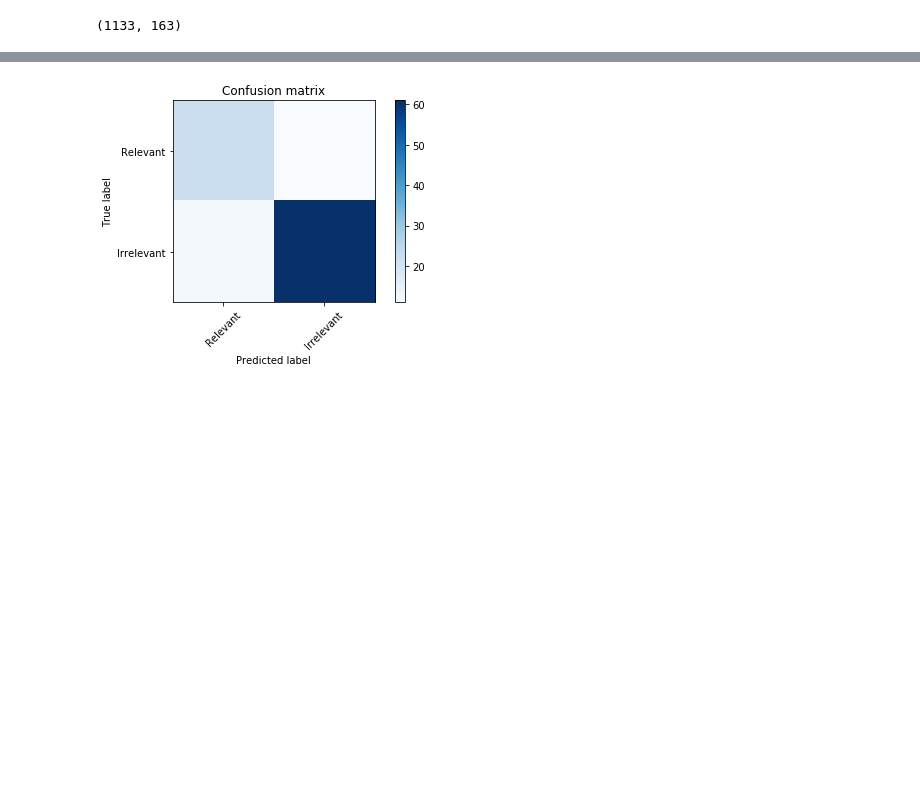
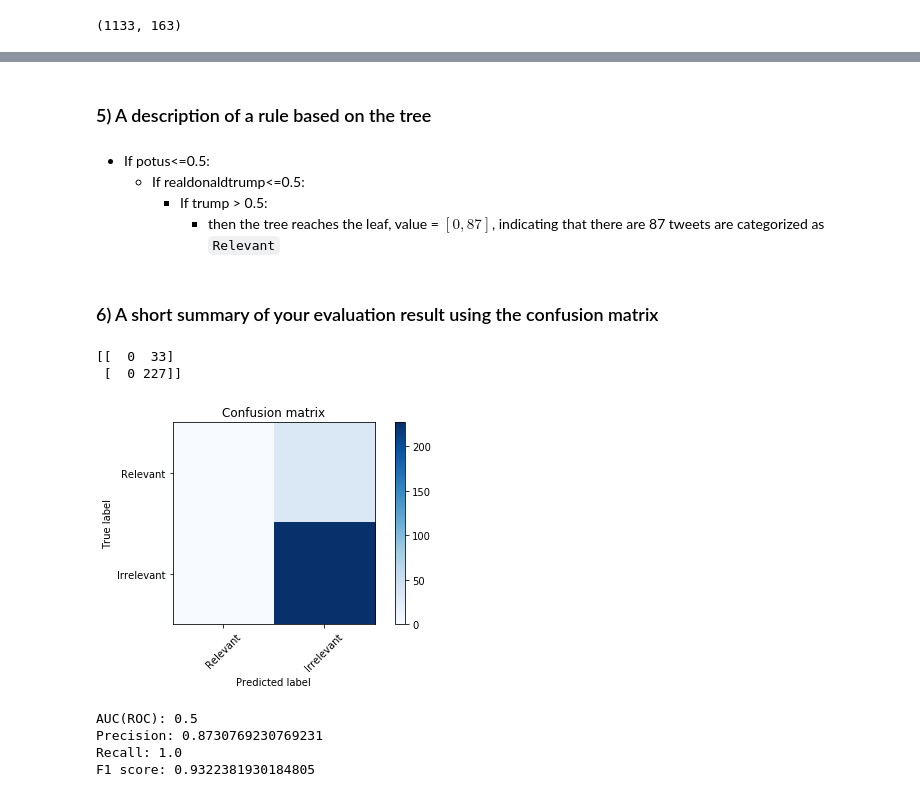
Before and after one commit to karenyyy/data_science, a Jupyter notebook: Datasci_Fall_18/ds200/Labs/lab5/lab5.ipynb, the cells around one changed output, grey strips where cells are left out. Saved outputs shown, nothing was run; the diff lists cells and outputs as text; code cells hidden in the pictures; blank space fills up the shorter version.

```diff
--- a/Datasci_Fall_18/ds200/Labs/lab5/lab5.ipynb
+++ b/Datasci_Fall_18/ds200/Labs/lab5/lab5.ipynb
@@ -62,7 +65,7 @@ relevant_tweet_cnt, irrelevant_tweet_cnt
 # %% [output]
 (1133, 163)
 # %%
-relevant_training_size = round(relevant_tweet_cnt*0.8*0.6)
+relevant_training_size = round(relevant_tweet_cnt*0.8)
 irrelevant_training_size = round(irrelevant_tweet_cnt*0.8)
 # %%
 relevant_training_size, irrelevant_training_size
@@ -71,7 +74,7 @@ relevant_training_size, irrelevant_training_size
 # %%
 relevant_train_idx = list(range(relevant_training_size))
 irrelevant_train_idx = list(range(irrelevant_training_size))
-relevant_test_idx = list(range(relevant_tweet_cnt))[int(relevant_training_size*1.95):]
+relevant_test_idx = list(range(relevant_tweet_cnt))[int(relevant_training_size):]
 irrelevant_test_idx = list(range(irrelevant_tweet_cnt))[irrelevant_training_size:]
 
 
@@ -153,13 +114,13 @@ X_train_vect.shape, X_test_vect.shape
 # %%
 clf = DecisionTreeClassifier(criterion = 'entropy',
                             random_state = 100,
-                            max_depth = 35,
+                            max_depth = 5,
                             min_samples_leaf = 2)
-clf = RandomForestClassifier(random_state=100,
-                             n_estimators=60,
-                             criterion='entropy',
-                             n_jobs=4)
+# clf = RandomForestClassifier(random_state=100,
+#                              n_estimators=60,
+#                              criterion='entropy',
+#                              n_jobs=4)
 # clf = XGBoostClassifier(max_depth=5, n_estimators=5)
-clf = LogisticRegression()
+# clf = LogisticRegression()
 clf.fit(X_train_vect, y_train)
 # %% [output]
@@ -180,3 +140,4 @@ np.mean([cross_val_score(clf, X_train_vect, y_train, cv=8)])
 # %%
-metrics.confusion_matrix(y_test, y_pred)
+cm = confusion_matrix(y_test, y_pred)
+cm
 # %% [output]
@@ -185,16 +170,37 @@ array([[ 2, 31],
+# %% [markdown]
+### 5) A description of a rule based on the tree
+# %% [markdown]
+- If potus<=0.5:
+    - If realdonaldtrump<=0.5:
+        - If trump > 0.5:
+            - then the tree reaches the leaf, value = $[0, 87]$, indicating that there are 87 tweets are categorized as `Relevant`
+# %% [markdown]
+### 6) A short summary of your evaluation result using the confusion matrix
 # %%
 def plot_cm(cm, title='Confusion matrix', cmap=plt.cm.Blues, classes=['Relevant', 'Irrelevant']):
+    print(cm)
     plt.imshow(cm, interpolation='nearest', cmap=cmap)
     plt.title(title)
     plt.colorbar()
     tick_marks = np.arange(len(classes))
     target_names = classes
     plt.xticks(tick_marks, target_names, rotation=45)
     plt.yticks(tick_marks, target_names)
     plt.tight_layout()
     plt.ylabel('True label')
     plt.xlabel('Predicted label')
+plot_cm(confusion_matrix(y_test, y_pred))
+# %% [output]
+[[  0  33]
+ [  0 227]]
+[figure, added]
-# %%
-plot_cm(metrics.confusion_matrix(y_test, y_pred))
-# %% [output]
-[figure, removed]
+# %%
+print("AUC(ROC): " + str(metrics.roc_auc_score(y_test, y_pred)))
+print("Precision: " + str(metrics.precision_score(y_test, y_pred)))
+print("Recall: " + str(metrics.recall_score(y_test, y_pred)))
+print("F1 score: " + str(metrics.f1_score(y_test, y_pred)))
+# %% [output]
+AUC(ROC): 0.5
+Precision: 0.8730769230769231
+Recall: 1.0
+F1 score: 0.9322381930184805
```
Also changed, not shown: parts of 29 cells of this notebook, 47 other files.
